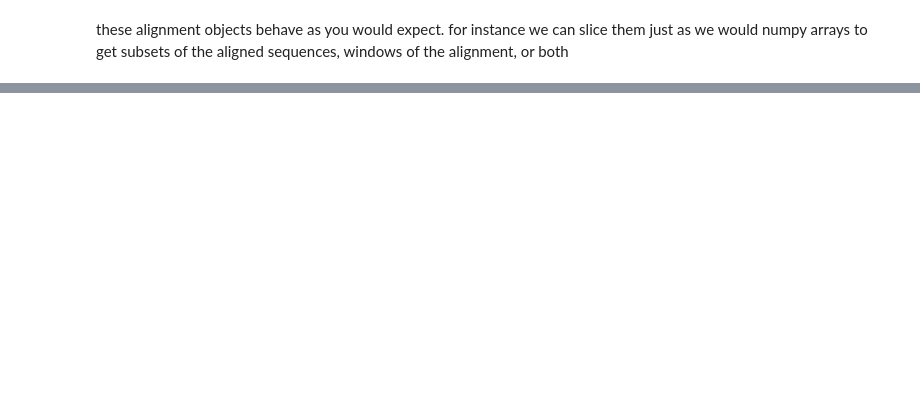
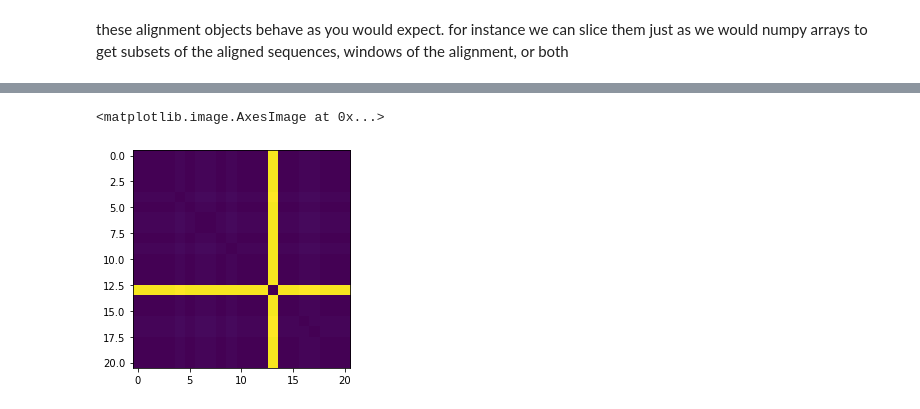
Before and after one commit to andrewkern/bio399, a Jupyter notebook: week3.ipynb, the cells around one changed output, grey strips where cells are left out. Drawn from its saved outputs; the diff is of its cells as text; code cells hidden in the pictures; blank space fills up the shorter version.

```diff
--- a/week3.ipynb
+++ b/week3.ipynb
@@ -320,0 +459,5 @@ print(consensus)
+# %%
+
+#import and look at it
+new_align = AlignIO.read("temp.aligned.fasta","fasta")
+print(new_align)
@@ -320,0 +490,6 @@ print(consensus)
+# %%
+# find S gene index
+gene_list = [ x  for x in refseq.features if x.type == 'CDS']
+for i,x in enumerate(gene_list):
+    if x.qualifiers['gene'] == ['S']:
+        print("index",i,"\n",x)
@@ -320,0 +510,23 @@ print(consensus)
+# %%
+spike_align = new_align[:,gene_list[2].location.start.position:gene_list[2].location.end.position]
+# %%
+def count_diffs2(align, seq1, seq2):
+    diffs = 0
+    for i in range(len(align[0].seq)):
+        if align[seq1, i] != align[seq2, i] and align[seq1, i] != '-' \
+            and align[seq2, i] != "-":
+            diffs += 1
+    return(diffs)
+# %%
+from matplotlib import pyplot as plt
+
+n = len(spike_align)
+dist_mat = np.zeros((n,n))
+for i in range(n):
+    for j in range(n):
+        dist_mat[i,j] = count_diffs2(spike_align,i,j)
+
+plt.imshow(dist_mat)
+# %% [output]
+<matplotlib.image.AxesImage at 0x...>
+[figure, added]
```
Also changed, not shown: parts of 61 cells of this notebook, 7 other files.
